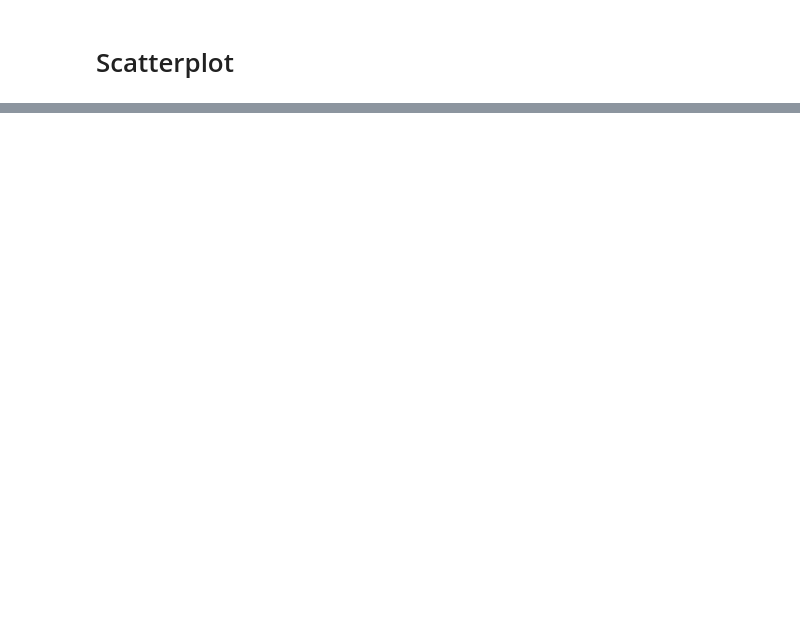
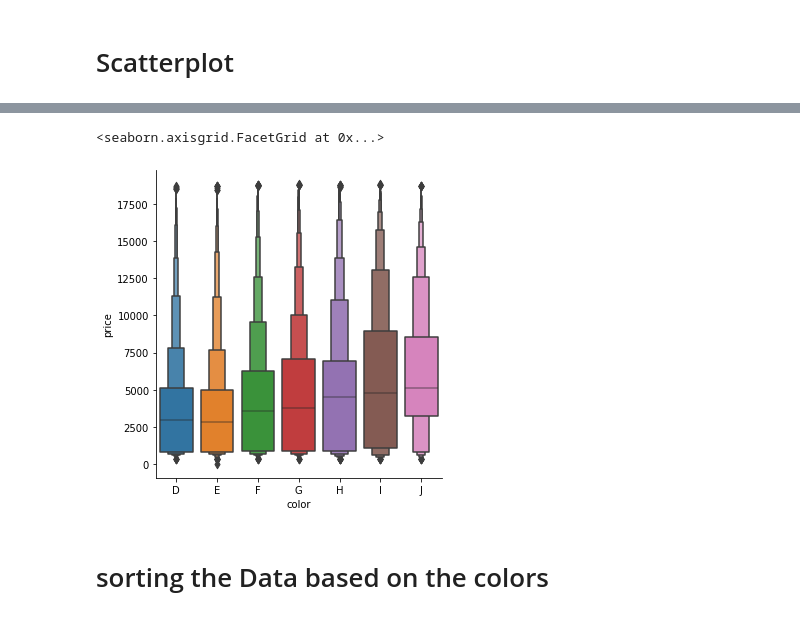
Before and after one commit to Sathya423/daily-exercises, a Jupyter notebook: SEABORN 2.ipynb, the cells around one changed output, grey strips where cells are left out. Cells and saved outputs as stored; diff of their text form; code cells hidden in the pictures; blank space fills up the shorter version.

```diff
--- a/SEABORN 2.ipynb
+++ b/SEABORN 2.ipynb
@@ -413,0 +354,7 @@ sns.catplot(x=)
+# %%
+sns.catplot(x='color',y='price',kind='boxen',data=diamonds.sort_values('color'))
+# %% [output]
+<seaborn.axisgrid.FacetGrid at 0x...>
+[figure, added]
+# %% [markdown]
+# sorting the Data based on the colors
```
Also changed, not shown: parts of 53 cells of this notebook.
